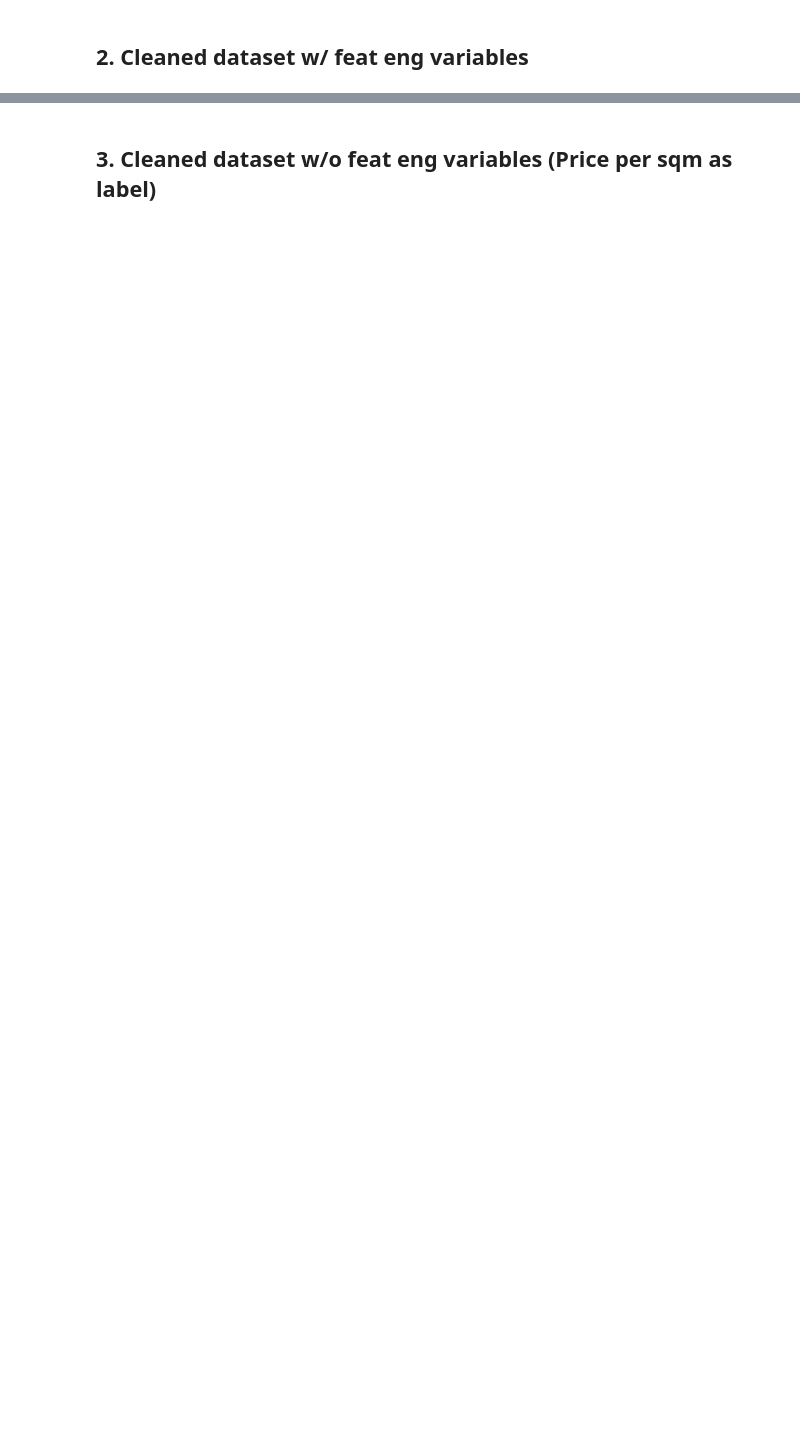
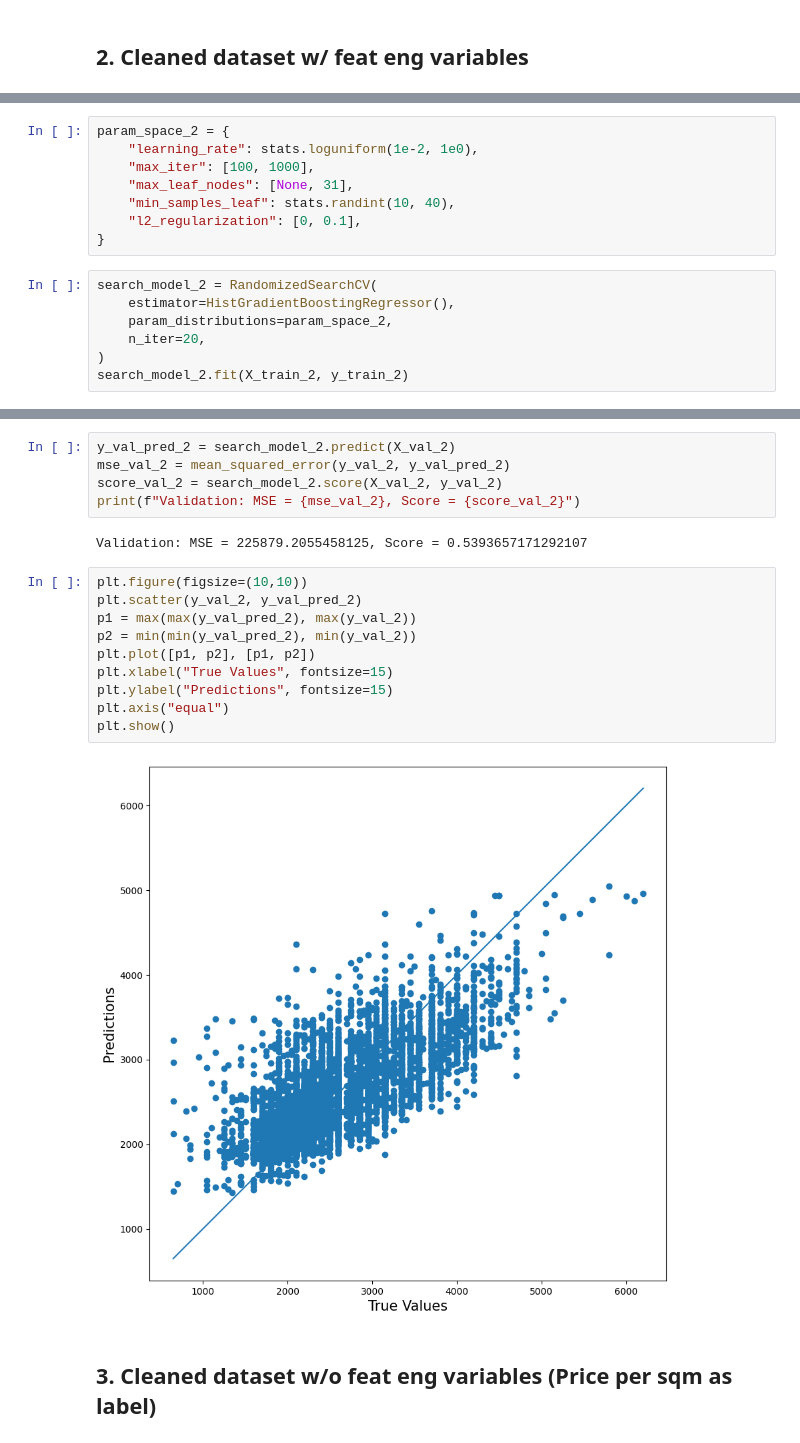
Before and after one commit to benhgm/cs5228_flat_rental, a Jupyter notebook: lightgbm.ipynb, the cells around one changed output, grey strips where cells are left out. Cells and saved outputs as stored; diff of their text form; blank space fills up the shorter version.

```diff
--- a/lightgbm.ipynb
+++ b/lightgbm.ipynb
@@ -78,0 +168,15 @@ Validation: MSE = 225901.56845204812, Score = 0.5393201125714477
+# %%
+param_space_2 = {
+    "learning_rate": stats.loguniform(1e-2, 1e0),
+    "max_iter": [100, 1000],
+    "max_leaf_nodes": [None, 31],
+    "min_samples_leaf": stats.randint(10, 40),
+    "l2_regularization": [0, 0.1],
+}
+# %%
+search_model_2 = RandomizedSearchCV(
+    estimator=HistGradientBoostingRegressor(),
+    param_distributions=param_space_2,
+    n_iter=20,
+)
+search_model_2.fit(X_train_2, y_train_2)
@@ -79,3 +205,22 @@ Validation: MSE = 225901.56845204812, Score = 0.5393201125714477
+# %%
+y_val_pred_2 = search_model_2.predict(X_val_2)
+mse_val_2 = mean_squared_error(y_val_2, y_val_pred_2)
+score_val_2 = search_model_2.score(X_val_2, y_val_2)
+print(f"Validation: MSE = {mse_val_2}, Score = {score_val_2}")
+# %% [output]
+Validation: MSE = 225879.2055458125, Score = 0.5393657171292107
+# %%
+plt.figure(figsize=(10,10))
+plt.scatter(y_val_2, y_val_pred_2)
+p1 = max(max(y_val_pred_2), max(y_val_2))
+p2 = min(min(y_val_pred_2), min(y_val_2))
+plt.plot([p1, p2], [p1, p2])
+plt.xlabel("True Values", fontsize=15)
+plt.ylabel("Predictions", fontsize=15)
+plt.axis("equal")
+plt.show()
+# %% [output]
+[figure, added]
 # %% [markdown]
 ## 3. Cleaned dataset w/o feat eng variables (Price per sqm as label)
 # %%
```
Also changed, not shown: parts of 46 cells of this notebook.
